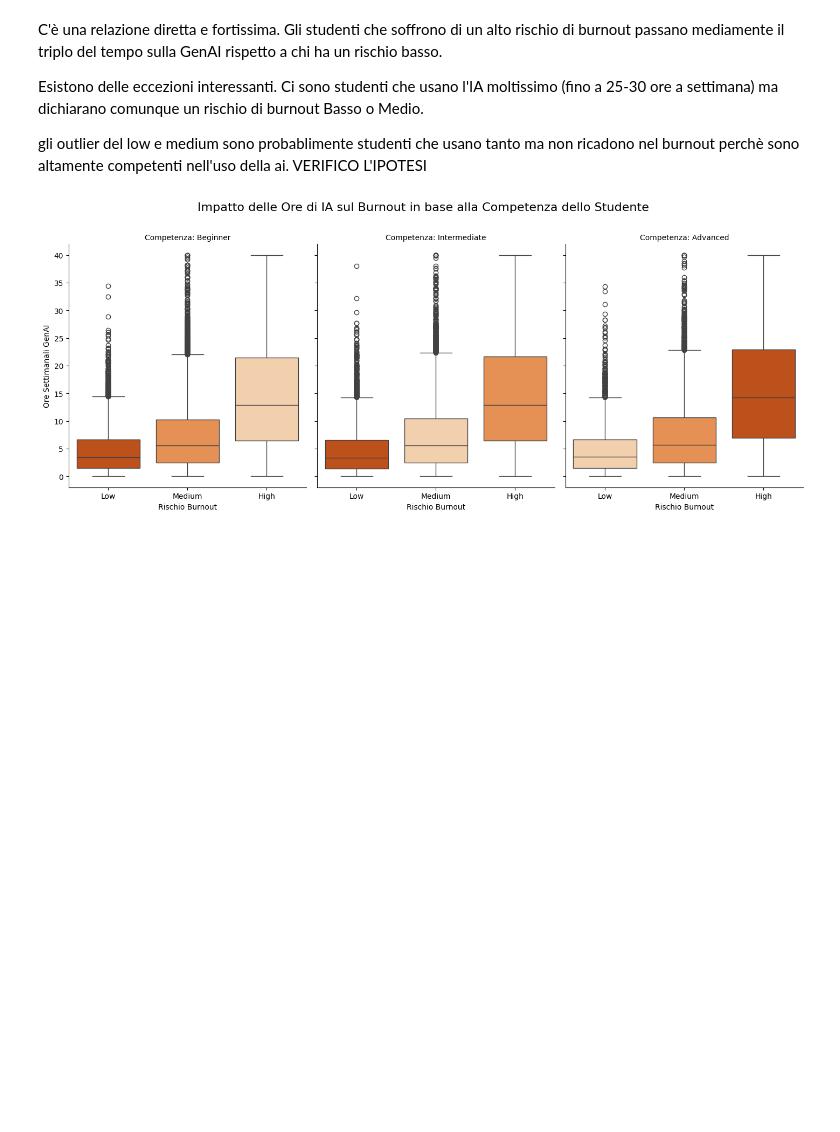
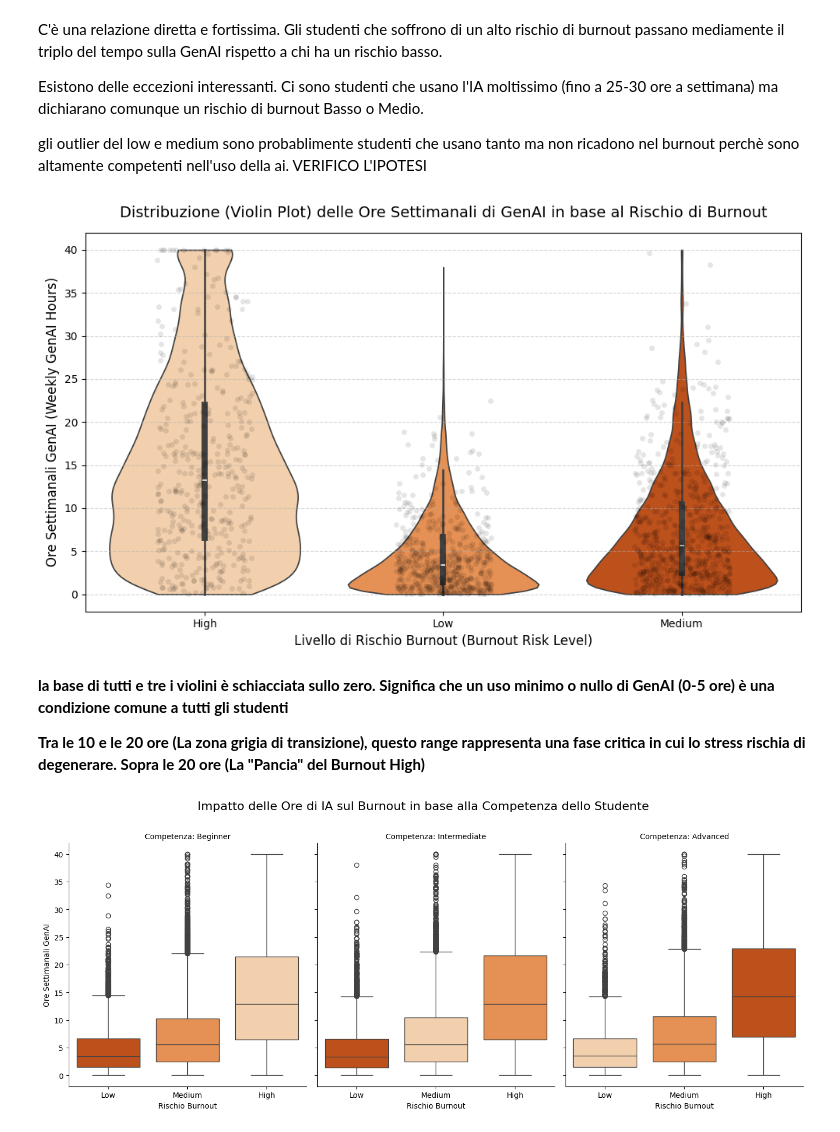
Before and after one commit to GabrieleBan/AI_Impact_on_Students, a Jupyter notebook: studio del burnout.ipynb, the cells around one changed output. Saved outputs shown, nothing was run; the diff lists cells and outputs as text; code cells hidden in the pictures; blank space fills up the shorter version.

```diff
--- a/studio del burnout.ipynb
+++ b/studio del burnout.ipynb
@@ -236,6 +240,55 @@ C'è una relazione diretta e fortissima. Gli studenti che soffrono di un alto ri
 Esistono delle eccezioni interessanti. Ci sono studenti che usano l'IA moltissimo (fino a 25-30 ore a settimana) ma dichiarano comunque un rischio di burnout Basso o Medio.
 
 gli outlier del low e medium sono probablimente studenti che usano tanto ma non ricadono nel burnout perchè sono altamente competenti nell'uso della ai. VERIFICO L'IPOTESI
+# %%
+# 1. Configuriamo la dimensione del grafico
+plt.figure(figsize=(10, 6))
+
+# 2. Creiamo il Violin Plot
+# Sostituiamo boxplot con violinplot.
+# inner="box" inserisce un piccolo boxplot nero all'interno del violino per non perdere i quartili e la mediana.
+sns.violinplot(
+    data=X_train,
+    x="Burnout_Risk_Level",
+    y="Weekly_GenAI_Hours",
+    palette="Oranges",          # Mantiene la sfumatura arancione coerente con il burnout
+    hue="Burnout_Risk_Level",
+    legend=False,
+    inner="box",                # Mostra la mediana e i quartili dentro il violino
+    cut=0                       # Impedisce al violino di estendersi oltre i valori minimi e massimi reali dei dati
+)
+
+# 3. Sovrapposizione dello Strip Plot (Opzionale, campionato a 1500 punti)
+# Nei violini i punti neri trasparenti creano un effetto visivo bellissimo per mostrare la densità reale.
+sns.stripplot(
+    data=X_train.sample(1500, random_state=42),
+    x="Burnout_Risk_Level",
+    y="Weekly_GenAI_Hours",
+    color="black",
+    alpha=0.1,                  # Leggermente più trasparente per non coprire il violino sotto
+    jitter=0.2
+)
+
+# 4. Personalizziamo i titoli e le etichette
+plt.title(
+    "Distribuzione (Violin Plot) delle Ore Settimanali di GenAI in base al Rischio di Burnout",
+    fontsize=14,
+    pad=15,
+)
+plt.xlabel("Livello di Rischio Burnout (Burnout Risk Level)", fontsize=12)
+plt.ylabel("Ore Settimanali GenAI (Weekly GenAI Hours)", fontsize=12)
+
+# 5. Mostriamo il grafico
+plt.grid(axis="y", linestyle="--", alpha=0.5)
+plt.tight_layout()
+plt.show()
+# %% [output]
+[figure, added]
+# %% [markdown]
+**la base di tutti e tre i violini è schiacciata sullo zero. Significa che un uso minimo o nullo di GenAI (0-5 ore) è una condizione comune a tutti gli studenti**
+
+**Tra le 10 e le 20 ore (La zona grigia di transizione), questo range rappresenta una fase critica in cui lo stress rischia di degenerare.
+Sopra le 20 ore (La "Pancia" del Burnout High)**
 # %%
 # Configura una griglia di grafici: una riga, tante colonne quante sono le competenze
 # Assicurati di usare la colonna testuale originale 'Prompt_Engineering_Skill'
```
Also changed, not shown: parts of 7 cells of this notebook, 4 other files.
